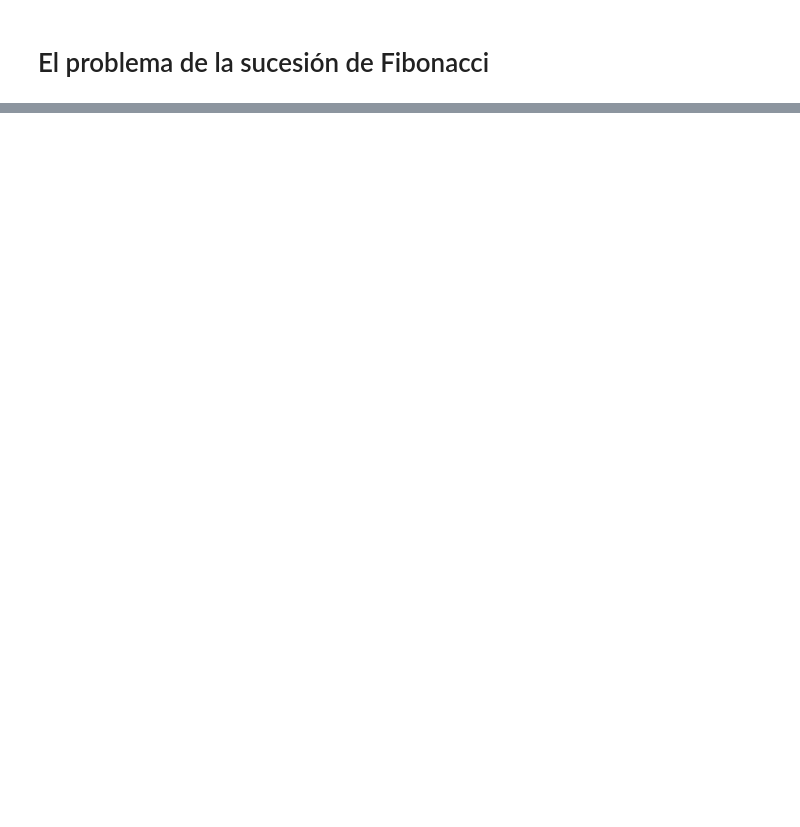
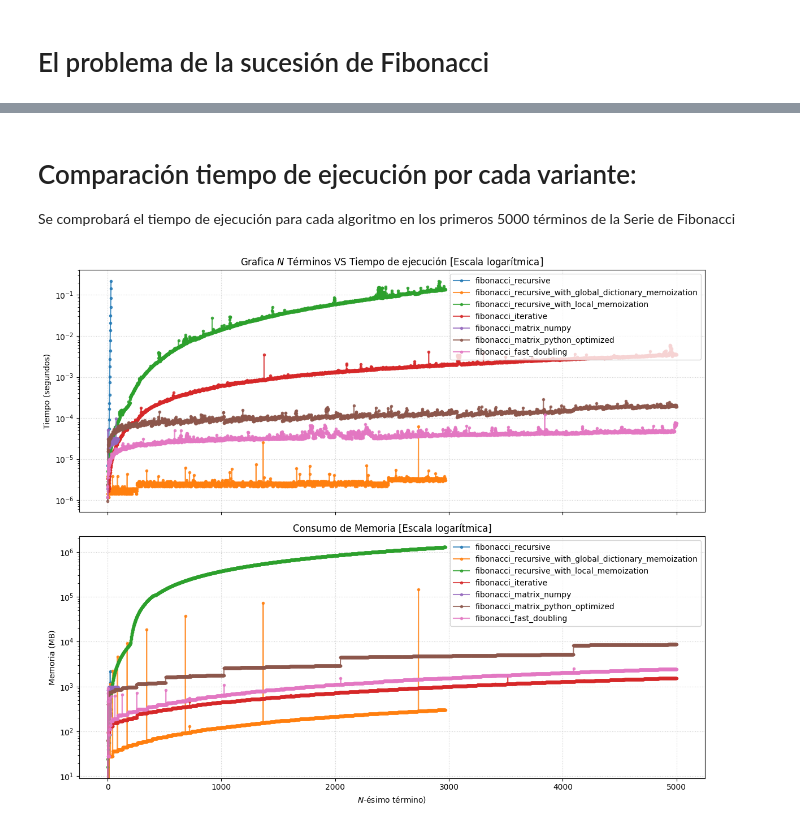
Before and after one commit to carlosbravo1408/03MIAR-Algoritmos-de-Optimizacion-2025, a Jupyter notebook: SecuenciaDeFibonacci.ipynb, the cells around one changed output, grey strips where cells are left out. Drawn from its saved outputs; the diff is of its cells as text; code cells hidden in the pictures; blank space fills up the shorter version.

```diff
--- a/SecuenciaDeFibonacci.ipynb
+++ b/SecuenciaDeFibonacci.ipynb
@@ -229,12 +216,12 @@ refs:
 # %%
 @measure_time
 @measure_memory
-def fibonacci_matrix(n): # version más teórica, sin optimizaciones
+def fibonacci_matrix_numpy(n): # version más teórica, sin optimizaciones
     if n <= 1:
         return n
     mat1 = np.array([[1, 1], [1, 0]])
     mat1 = np.linalg.matrix_power(mat1, n - 1)
     return mat1[0][0].astype(int)
 
-print(fibonacci_matrix(50))
+print(fibonacci_matrix_numpy(92)) # hasta 92 acierta, 93 en adelante falla por desbordamiento
 # %% [output]
@@ -300,0 +388,49 @@ Tiempo de ejecucion: 0.00012731552124023438 seg
+# %% [markdown]
+# Comparación tiempo de ejecución por cada variante:
+
+Se comprobará el tiempo de ejecución para cada algoritmo en los primeros 5000 términos de la Serie de Fibonacci
+# %%
+memo_dict = {}  # reiniciamos el diccionario de memoization
+result_dict = {}
+validation_data["fibonacci_recursive"]["max"]=30
+for fibo_variant_name, values in validation_data.items():
+    _max_value = min(5000, values.get("max", 5000))
+    result_dict[fibo_variant_name] = {"time": [], "memory": []}
+    for i in range(_max_value + 1):
+        n_term, data = values["callback"](i)
+        result_dict[fibo_variant_name]["time"].append(data["time"])
+        result_dict[fibo_variant_name]["memory"].append(data["memory"])
+# %%
+import matplotlib.pyplot as plt
+fig, (ax_time, ax_mem) = plt.subplots(2, 1, figsize=(12, 10), sharex=True)
+colors = plt.cm.tab10.colors
+colors = plt.cm.tab10.colors
+
+for i, (name, metrics) in enumerate(result_dict.items()):
+    times = metrics["time"]
+    memories = metrics["memory"]
+    color = colors[i % len(colors)]
+
+    x_time = range(len(times))
+    ax_time.plot(x_time, times, '.-', label=name, color=color, alpha=0.8, linewidth=1.5)
+
+    x_mem = range(len(memories))
+    ax_mem.plot(x_mem, memories, '.-', label=name, color=color, alpha=0.8, linewidth=1.5)
+
+ax_time.set_title("Grafica $N$ Términos VS Tiempo de ejecución [Escala logarítmica]")
+ax_time.set_ylabel("Tiempo (segundos)")
+ax_time.legend()
+ax_time.grid(True, linestyle=':', alpha=0.6)
+ax_time.set_yscale('log')
+
+ax_mem.set_title("Consumo de Memoria [Escala logarítmica]")
+ax_mem.set_ylabel("Memoria (MB)")
+ax_mem.set_xlabel("$N$-ésimo término)")
+ax_mem.legend()
+ax_mem.grid(True, linestyle=':', alpha=0.6)
+ax_mem.set_yscale('log')
+
+plt.tight_layout()
+plt.show()
+# %% [output]
+[figure, added]
```
Also changed, not shown: parts of 30 cells of this notebook.
